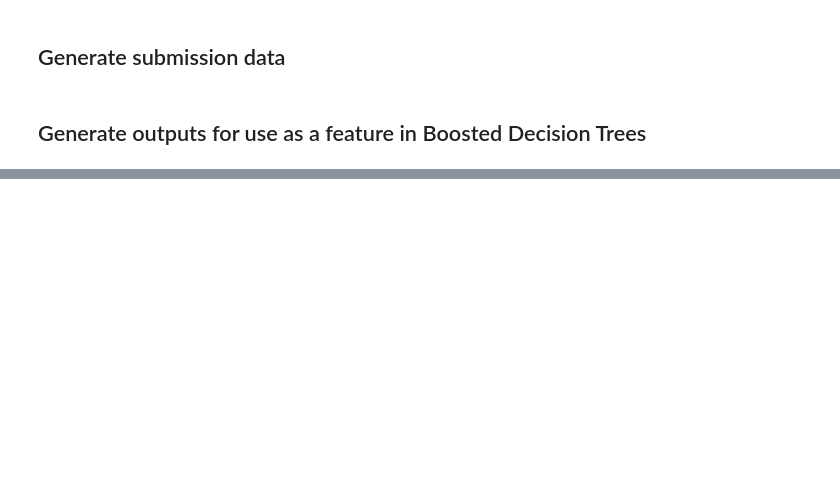
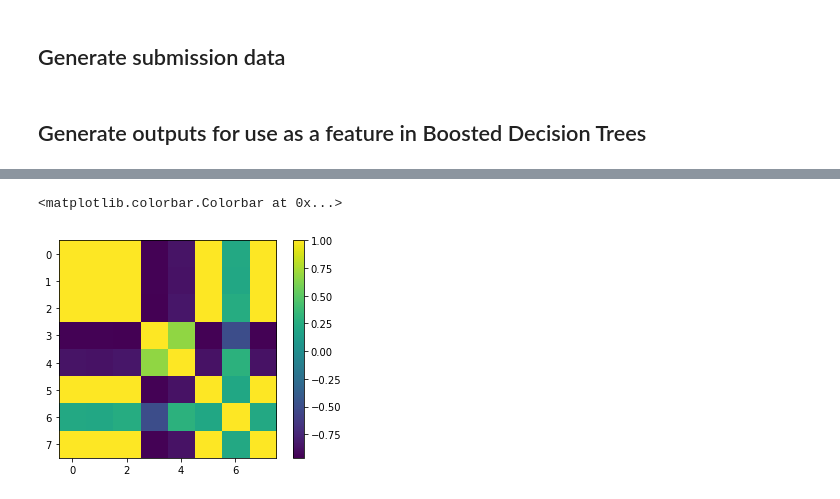
Before and after one commit to cruzsbrian/Caltech-CS155-2023, a Jupyter notebook: proj1/conv.ipynb, the cells around one changed output, grey strips where cells are left out. Drawn from its saved outputs; the diff is of its cells as text; code cells hidden in the pictures; blank space fills up the shorter version.

```diff
--- a/proj1/conv.ipynb
+++ b/proj1/conv.ipynb
@@ -537 +547,13 @@ with open('submission.csv', 'w', newline='') as f:
+# %%
+X, _ = data_to_numpy(test_data, shuffle=False, max_len=350)
+torch_X = torch.from_numpy(X).float().cuda()
+
+with torch.no_grad():
+    output = feature_extractor(torch_X)
+
+with open('test_outputs.csv', 'w', newline='') as f:
+    writer = csv.writer(f)
+
+    for i, k in enumerate(test_data.keys()):
+        writer.writerow([k, *output[i].cpu().numpy()])
 # %% [markdown]
@@ -566,0 +648,9 @@ with open('test_outputs.csv', 'w', newline='') as f:
+# %%
+# Find correlation between features
+all_features = np.concatenate((motile, non_motile)).astype(np.float32)
+corr = np.corrcoef(all_features, rowvar=False)
+plt.imshow(corr)
+plt.colorbar()
+# %% [output]
+<matplotlib.colorbar.Colorbar at 0x...>
+[figure, added]
```
Also changed, not shown: parts of 29 cells of this notebook, 6 other files.
